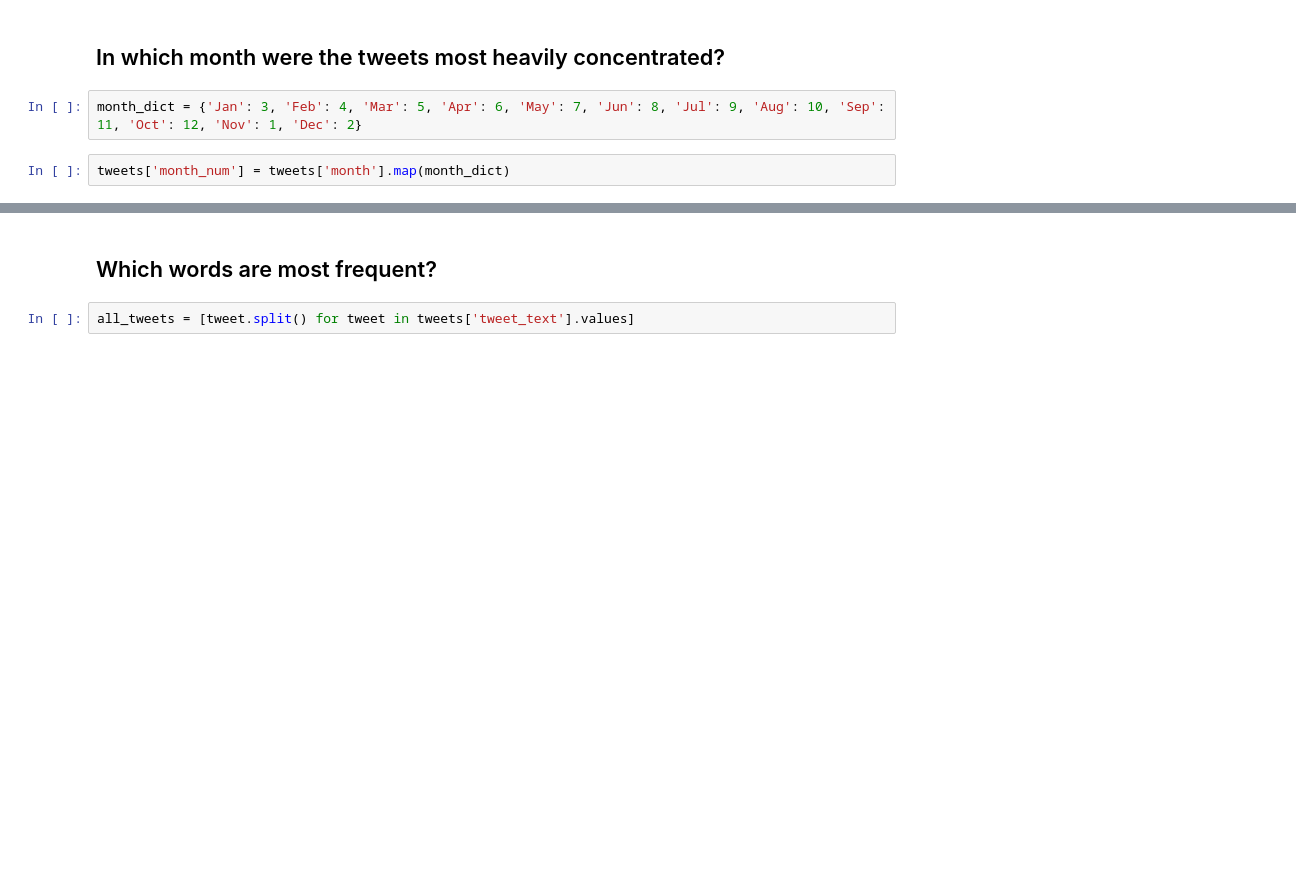
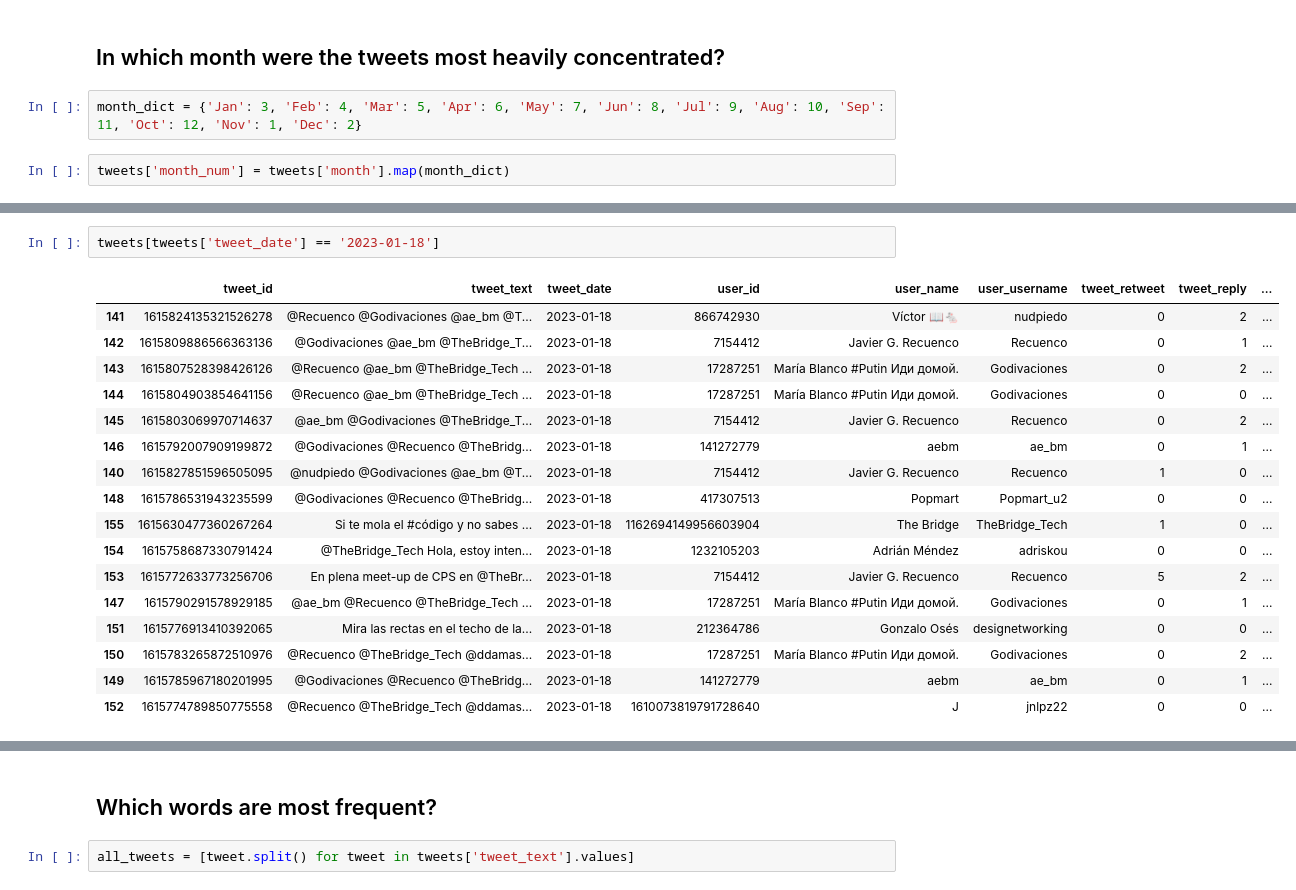
Before and after one commit to seenstevo/technical_test_interview, a Jupyter notebook: Analyses/Analysis_Tweets.ipynb, the cells around one changed output, grey strips where cells are left out. Saved outputs shown, nothing was run; the diff lists cells and outputs as text; blank space fills up the shorter version.

```diff
--- a/Analyses/Analysis_Tweets.ipynb
+++ b/Analyses/Analysis_Tweets.ipynb
@@ -126,0 +137,20 @@ plt.title("Total Tweets by Month");
+# %%
+tweets[tweets['tweet_date'] == '2023-01-18']
+# %% [output]
+|  | tweet_id | tweet_text | tweet_date | user_id | user_name | user_username | tweet_retweet | tweet_reply | ... |
+| 141 | 1615824135321526278 | @Recuenco @Godivaciones @ae_bm @T... | 2023-01-18 | 866742930 | Víctor 📖🐁 | nudpiedo | 0 | 2 | ... |
+| 142 | 1615809886566363136 | @Godivaciones @ae_bm @TheBridge_T... | 2023-01-18 | 7154412 | Javier G. Recuenco | Recuenco | 0 | 1 | ... |
+| 143 | 1615807528398426126 | @Recuenco @ae_bm @TheBridge_Tech ... | 2023-01-18 | 17287251 | María Blanco #Putin Иди домой. | Godivaciones | 0 | 2 | ... |
+| 144 | 1615804903854641156 | @Recuenco @ae_bm @TheBridge_Tech ... | 2023-01-18 | 17287251 | María Blanco #Putin Иди домой. | Godivaciones | 0 | 0 | ... |
+| 145 | 1615803069970714637 | @ae_bm @Godivaciones @TheBridge_T... | 2023-01-18 | 7154412 | Javier G. Recuenco | Recuenco | 0 | 2 | ... |
+| 146 | 1615792007909199872 | @Godivaciones @Recuenco @TheBridg... | 2023-01-18 | 141272779 | aebm | ae_bm | 0 | 1 | ... |
+| 140 | 1615827851596505095 | @nudpiedo @Godivaciones @ae_bm @T... | 2023-01-18 | 7154412 | Javier G. Recuenco | Recuenco | 1 | 0 | ... |
+| 148 | 1615786531943235599 | @Godivaciones @Recuenco @TheBridg... | 2023-01-18 | 417307513 | Popmart | Popmart_u2 | 0 | 0 | ... |
+| 155 | 1615630477360267264 | Si te mola el #código y no sabes ... | 2023-01-18 | 1162694149956603904 | The Bridge | TheBridge_Tech | 1 | 0 | ... |
+| 154 | 1615758687330791424 | @TheBridge_Tech Hola, estoy inten... | 2023-01-18 | 1232105203 | Adrián Méndez | adriskou | 0 | 0 | ... |
+| 153 | 1615772633773256706 | En plena meet-up de CPS en @TheBr... | 2023-01-18 | 7154412 | Javier G. Recuenco | Recuenco | 5 | 2 | ... |
+| 147 | 1615790291578929185 | @ae_bm @Recuenco @TheBridge_Tech ... | 2023-01-18 | 17287251 | María Blanco #Putin Иди домой. | Godivaciones | 0 | 1 | ... |
+| 151 | 1615776913410392065 | Mira las rectas en el techo de la... | 2023-01-18 | 212364786 | Gonzalo Osés | designetworking | 0 | 0 | ... |
+| 150 | 1615783265872510976 | @Recuenco @TheBridge_Tech @ddamas... | 2023-01-18 | 17287251 | María Blanco #Putin Иди домой. | Godivaciones | 0 | 2 | ... |
+| 149 | 1615785967180201995 | @Godivaciones @Recuenco @TheBridg... | 2023-01-18 | 141272779 | aebm | ae_bm | 0 | 1 | ... |
+| 152 | 1615774789850775558 | @Recuenco @TheBridge_Tech @ddamas... | 2023-01-18 | 1610073819791728640 | J | jnlpz22 | 0 | 0 | ... |
```
Also changed, not shown: parts of 4 cells of this notebook, 2 other files.
